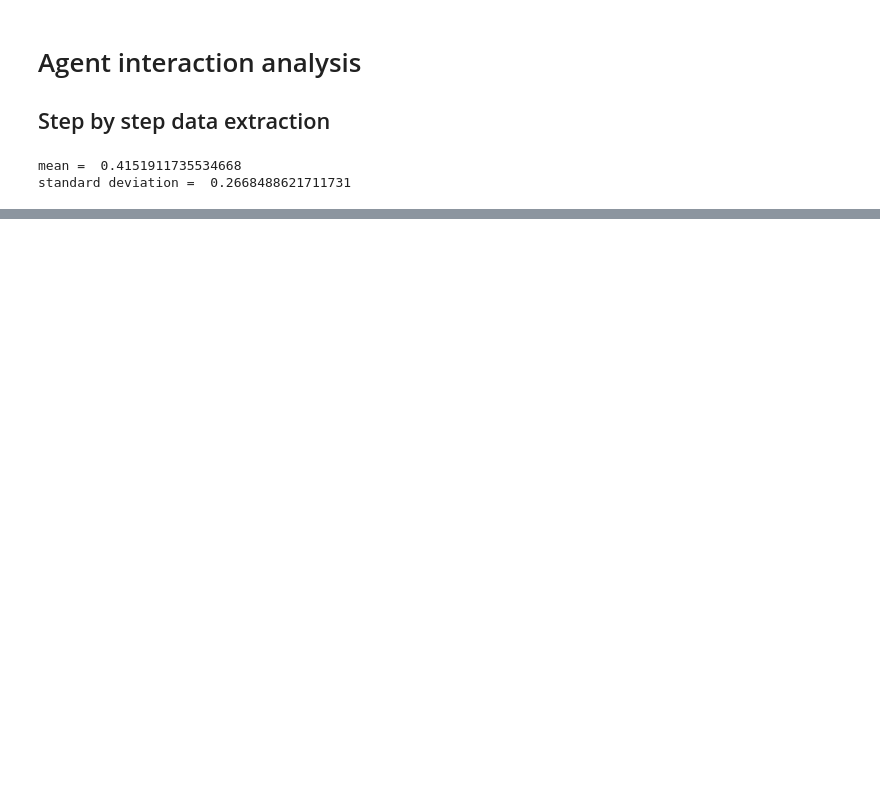
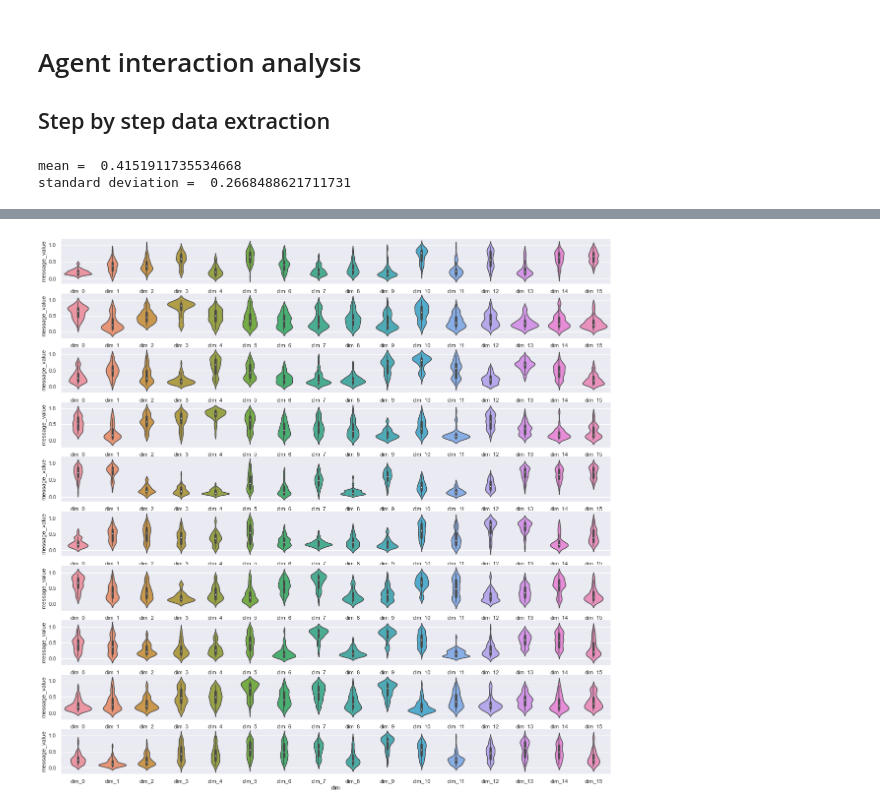
Before and after one commit to facebookresearch/EGG, a Jupyter notebook: egg/zoo/pop/scripts/continuous_interaction_analysis.ipynb, the cells around one changed output, grey strips where cells are left out. Cells and saved outputs as stored; diff of their text form; code cells hidden in the pictures; blank space fills up the shorter version.

```diff
--- a/egg/zoo/pop/scripts/continuous_interaction_analysis.ipynb
+++ b/egg/zoo/pop/scripts/continuous_interaction_analysis.ipynb
@@ -108,0 +170,9 @@ ax.grid()
+# %%
+sns.set(rc={'figure.figsize':(20,20)})
+fig, axes = plt.subplots(10,1)
+for i, label in enumerate(melted_df.labels.sample(10)):
+    _df = melted_df[melted_df.sender_idx == sender_idx][melted_df.labels==label]
+    if len(_df) != 0:
+        sns.violinplot(x=_df.dim, y=_df.message_value, ax=axes[i])
+# %% [output]
+[figure, added]
```
Also changed, not shown: parts of 12 cells of this notebook, 5 other files.
